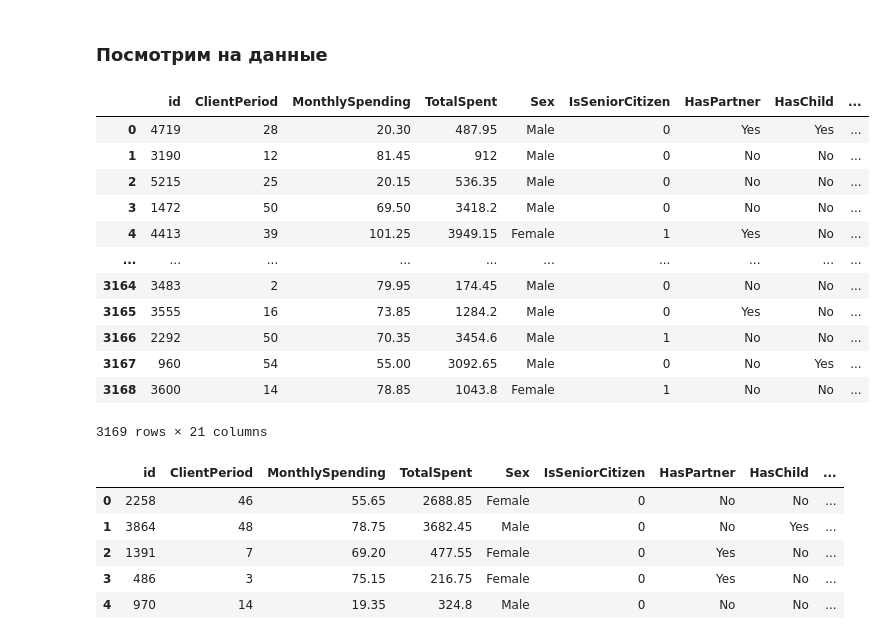
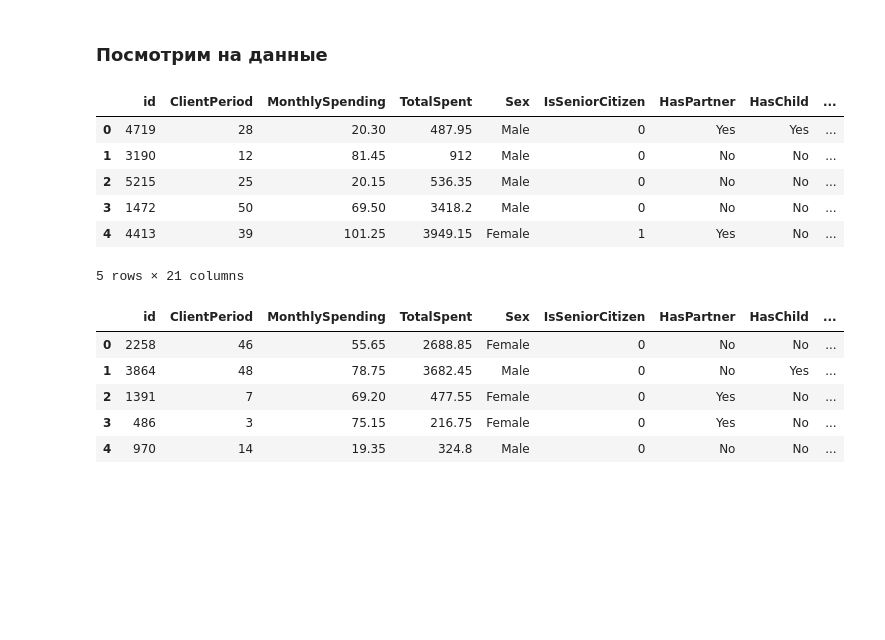
Before and after one commit to makarty/edu-works, a Jupyter notebook: data analysis/2practical/baseline.ipynb, the cells around one changed output. Drawn from its saved outputs; the diff is of its cells as text; code cells hidden in the pictures; blank space fills up the shorter version.

```diff
--- a/data analysis/2practical/baseline.ipynb
+++ b/data analysis/2practical/baseline.ipynb
@@ -19,21 +26,15 @@ test = pd.read_csv("data/test.csv")
 # %% [markdown]
 ### Посмотрим на данные
 # %%
-train
+train.head()
 # %% [output]
 |  | id | ClientPeriod | MonthlySpending | TotalSpent | Sex | IsSeniorCitizen | HasPartner | HasChild | ... |
 | 0 | 4719 | 28 | 20.30 | 487.95 | Male | 0 | Yes | Yes | ... |
 | 1 | 3190 | 12 | 81.45 | 912 | Male | 0 | No | No | ... |
 | 2 | 5215 | 25 | 20.15 | 536.35 | Male | 0 | No | No | ... |
 | 3 | 1472 | 50 | 69.50 | 3418.2 | Male | 0 | No | No | ... |
 | 4 | 4413 | 39 | 101.25 | 3949.15 | Female | 1 | Yes | No | ... |
-| ... | ... | ... | ... | ... | ... | ... | ... | ... | ... |
-| 3164 | 3483 | 2 | 79.95 | 174.45 | Male | 0 | No | No | ... |
-| 3165 | 3555 | 16 | 73.85 | 1284.2 | Male | 0 | Yes | No | ... |
-| 3166 | 2292 | 50 | 70.35 | 3454.6 | Male | 1 | No | No | ... |
-| 3167 | 960 | 54 | 55.00 | 3092.65 | Male | 0 | No | Yes | ... |
-| 3168 | 3600 | 14 | 78.85 | 1043.8 | Female | 1 | No | No | ... |
-3169 rows × 21 columns
+5 rows × 21 columns
 # %%
 test.head()
 # %% [output]
```
Also changed, not shown: parts of 45 cells of this notebook.
